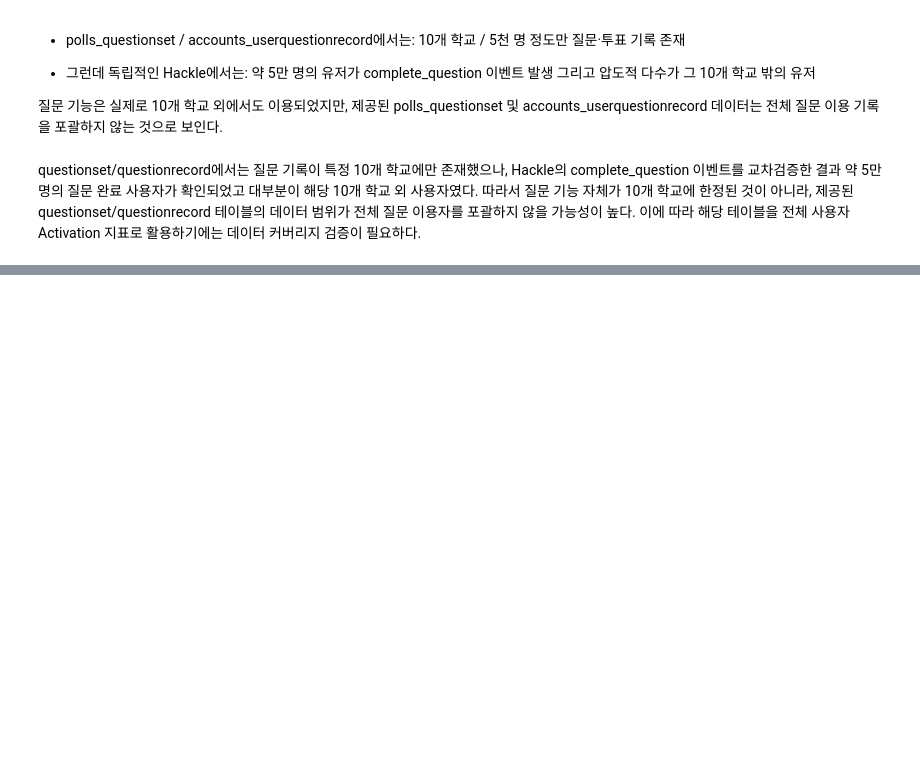
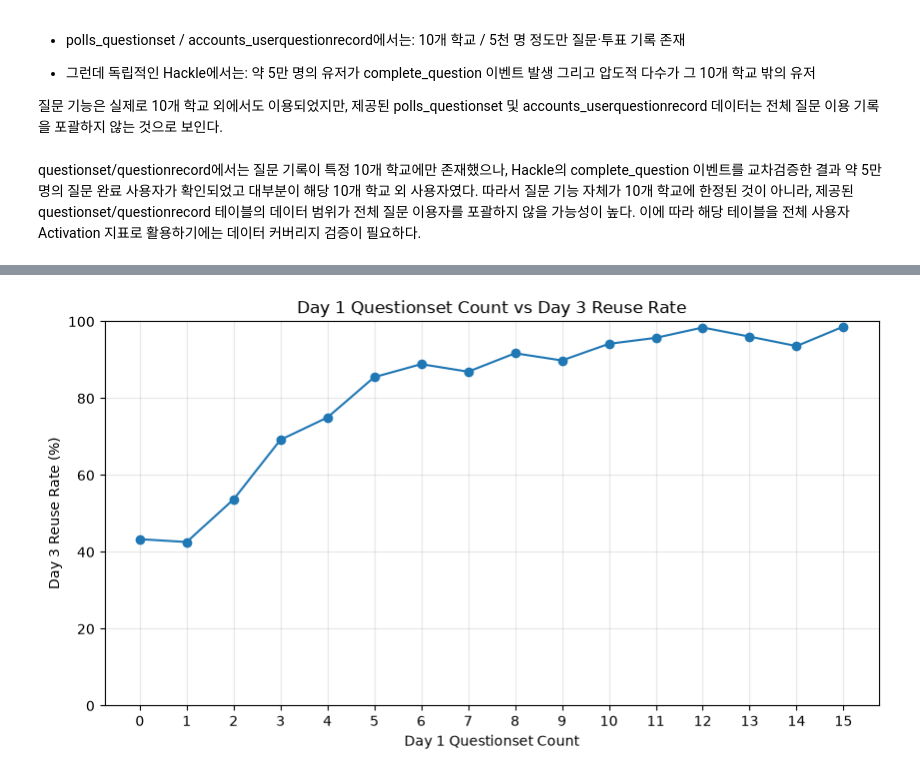
Before and after one commit to zoo-no-s/sns_service_analysis, a Jupyter notebook: notebooks/activation_analysis_kkw.ipynb, the cells around one changed output, grey strips where cells are left out. Drawn from its saved outputs; the diff is of its cells as text; code cells hidden in the pictures; blank space fills up the shorter version.

```diff
--- a/notebooks/activation_analysis_kkw.ipynb
+++ b/notebooks/activation_analysis_kkw.ipynb
@@ -1588,0 +2220,17 @@ questionset/questionrecord에서는 질문 기록이 특정 10개 학교에만
+# %%
+df_aha['day3_reused'] = df_aha['day3'] > 0
+# %%
+day1_day3_reuse = (
+    df_aha
+    .groupby('day1')
+    .agg(
+        users=('user_id', 'count'),
+        day3_users=('day3_reused', 'sum'),
+        day3_reuse_rate=('day3_reused', 'mean')
+    )
+    .reset_index()
+)
+
+day1_day3_reuse['day3_reuse_rate'] *= 100
+
+day1_day3_reuse
@@ -1588,0 +2255,24 @@ questionset/questionrecord에서는 질문 기록이 특정 10개 학교에만
+# %%
+plot_day3 = day1_day3_reuse[
+    day1_day3_reuse['day1'] <= 15
+]
+
+plt.figure(figsize=(10, 5))
+
+plt.plot(
+    plot_day3['day1'],
+    plot_day3['day3_reuse_rate'],
+    marker='o'
+)
+
+plt.xlabel('Day 1 Questionset Count')
+plt.ylabel('Day 3 Reuse Rate (%)')
+plt.title('Day 1 Questionset Count vs Day 3 Reuse Rate')
+
+plt.xticks(plot_day3['day1'])
+plt.ylim(0, 100)
+plt.grid(alpha=0.3)
+
+plt.show()
+# %% [output]
+[figure, added]
```
Also changed, not shown: parts of 70 cells of this notebook.
